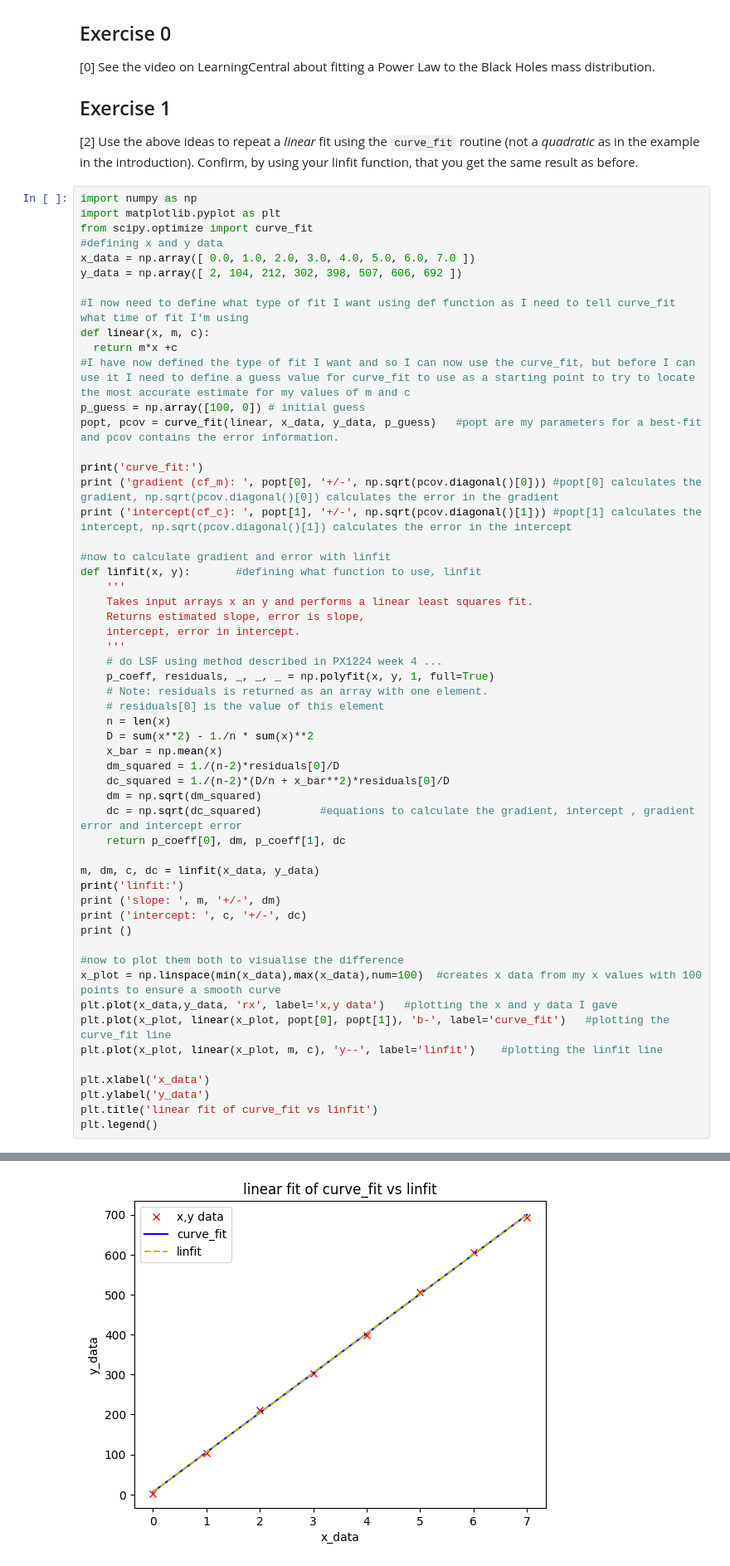
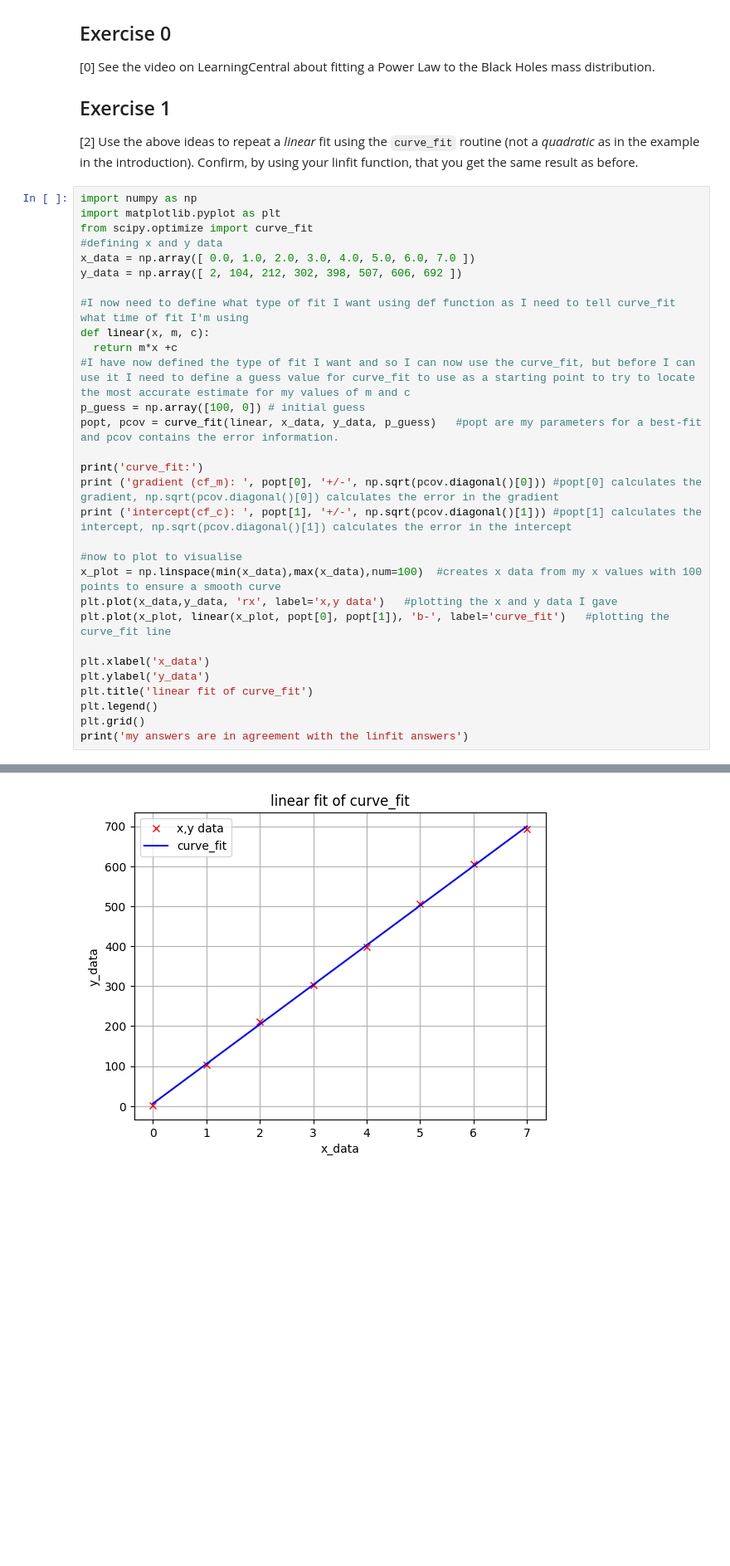
Before and after one commit to PX2145-2025/week-4-b-lloydCallum, a Jupyter notebook: Curvefit.ipynb, the cells around one changed output, grey strips where cells are left out. Shown at 83% size. Cells and saved outputs as stored; diff of their text form; blank space fills up the shorter version.

```diff
--- a/Curvefit.ipynb
+++ b/Curvefit.ipynb
@@ -201,42 +201,17 @@ print('curve_fit:')
 print ('gradient (cf_m): ', popt[0], '+/-', np.sqrt(pcov.diagonal()[0])) #popt[0] calculates the gradient, np.sqrt(pcov.diagonal()[0]) calculates the error in the gradient
 print ('intercept(cf_c): ', popt[1], '+/-', np.sqrt(pcov.diagonal()[1])) #popt[1] calculates the intercept, np.sqrt(pcov.diagonal()[1]) calculates the error in the intercept
 
-#now to calculate gradient and error with linfit
-def linfit(x, y):       #defining what function to use, linfit
-    '''
-    Takes input arrays x an y and performs a linear least squares fit.
-    Returns estimated slope, error is slope,
-    intercept, error in intercept.
-    '''
-    # do LSF using method described in PX1224 week 4 ...
-    p_coeff, residuals, _, _, _ = np.polyfit(x, y, 1, full=True)
-    # Note: residuals is returned as an array with one element.
-    # residuals[0] is the value of this element
-    n = len(x)
-    D = sum(x**2) - 1./n * sum(x)**2
-    x_bar = np.mean(x)
-    dm_squared = 1./(n-2)*residuals[0]/D
-    dc_squared = 1./(n-2)*(D/n + x_bar**2)*residuals[0]/D
-    dm = np.sqrt(dm_squared)
-    dc = np.sqrt(dc_squared)         #equations to calculate the gradient, intercept , gradient error and intercept error
-    return p_coeff[0], dm, p_coeff[1], dc
-
-m, dm, c, dc = linfit(x_data, y_data)
-print('linfit:')
-print ('slope: ', m, '+/-', dm)
-print ('intercept: ', c, '+/-', dc)
-print ()
-
-#now to plot them both to visualise the difference
+#now to plot to visualise
 x_plot = np.linspace(min(x_data),max(x_data),num=100)  #creates x data from my x values with 100 points to ensure a smooth curve
 plt.plot(x_data,y_data, 'rx', label='x,y data')   #plotting the x and y data I gave
 plt.plot(x_plot, linear(x_plot, popt[0], popt[1]), 'b-', label='curve_fit')   #plotting the curve_fit line
-plt.plot(x_plot, linear(x_plot, m, c), 'y--', label='linfit')    #plotting the linfit line
 
 plt.xlabel('x_data')
 plt.ylabel('y_data')
-plt.title('linear fit of curve_fit vs linfit')
+plt.title('linear fit of curve_fit')
 plt.legend()
+plt.grid()
+print('my answers are in agreement with the linfit answers')
 # %% [output]
 curve_fit:
 gradient (cf_m):  99.05952380952381 +/- 0.9295124446224874
@@ -248,4 +220,4 @@ intercept:  6.166666666666632 +/- 3.8884282607017973
-[figure, old version]
+[figure, new version]
 # %% [markdown]
 ## Exercise 2
 The data file `XRD_data_Mo_anode.csv`:
```
Also changed, not shown: parts of 7 cells of this notebook.
